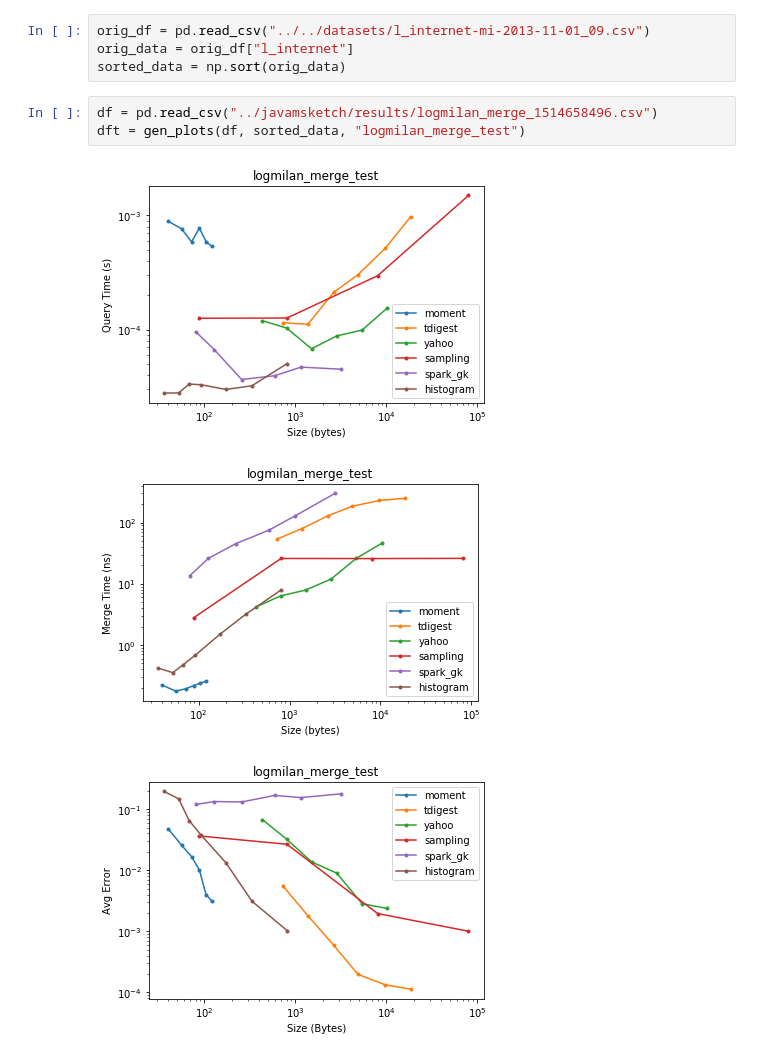
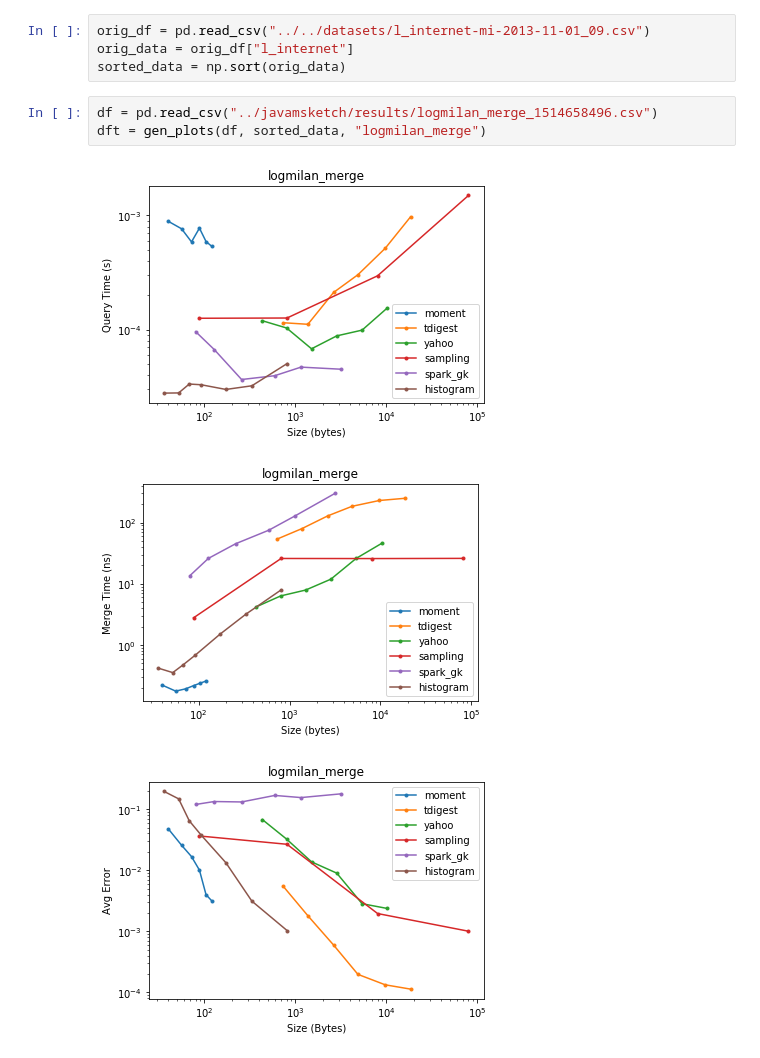
Before and after one commit to stanford-futuredata/msketch, a Jupyter notebook: analysis/Merge Benchmark.ipynb, the cells around one changed output. Drawn from its saved outputs; the diff is of its cells as text.

```diff
--- a/analysis/Merge Benchmark.ipynb
+++ b/analysis/Merge Benchmark.ipynb
@@ -117,8 +117,8 @@ orig_data = orig_df["l_internet"]
 sorted_data = np.sort(orig_data)
 # %%
 df = pd.read_csv("../javamsketch/results/logmilan_merge_1514658496.csv")
-dft = gen_plots(df, sorted_data, "logmilan_merge_test")
+dft = gen_plots(df, sorted_data, "logmilan_merge")
 # %% [output]
-[figure, old version]
+[figure, new version]
-[figure, old version]
+[figure, new version]
-[figure, old version]
+[figure, new version]
```
Also changed, not shown: parts of 1 cell of this notebook, 3 other files.
